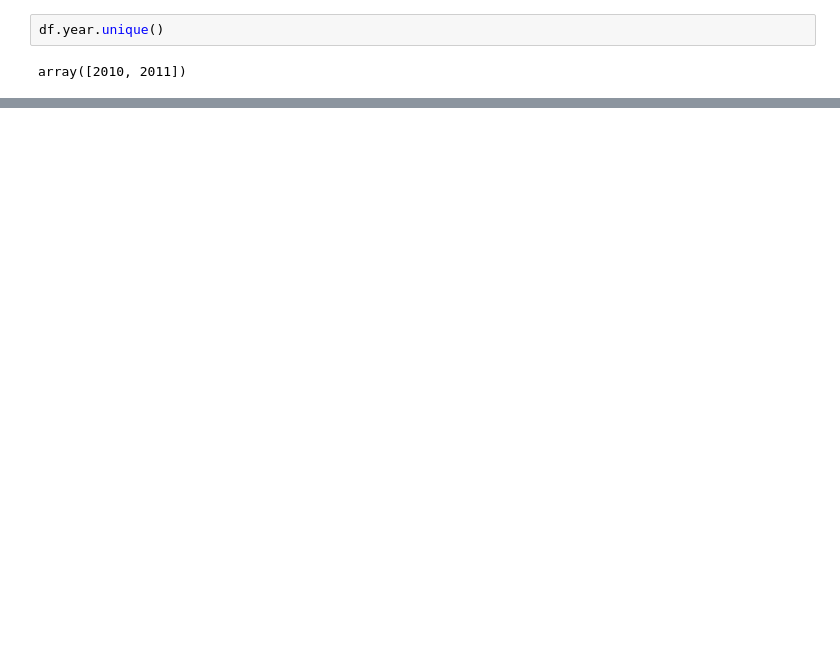
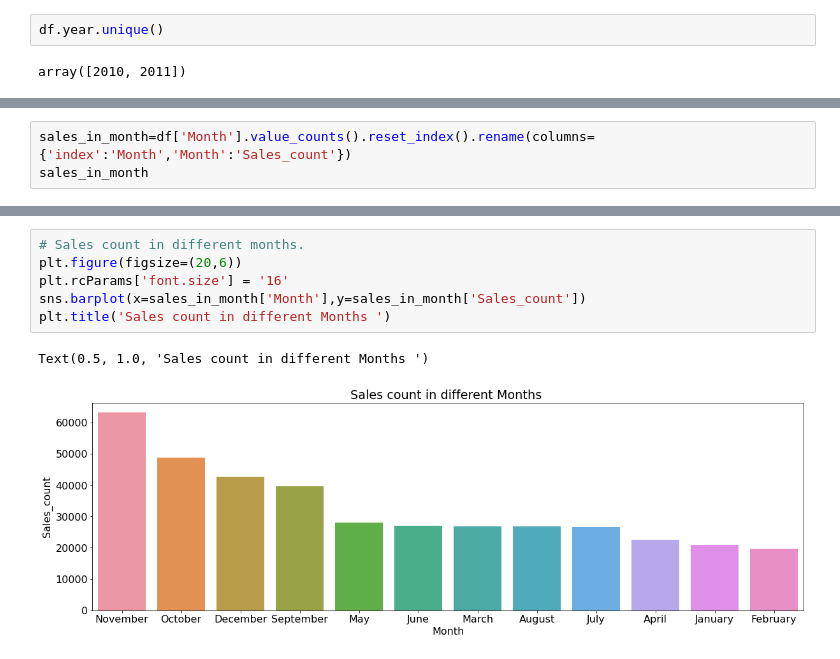
Before and after one commit to iamnaveenk/Capstone_project_4-online-retail-customer-segmentation-, a Jupyter notebook: Online_Retail_Customer_Segmentation_Capstone_Project.ipynb, the cells around one changed output, grey strips where cells are left out. Saved outputs shown, nothing was run; the diff lists cells and outputs as text; blank space fills up the shorter version.

```diff
--- a/Online_Retail_Customer_Segmentation_Capstone_Project.ipynb
+++ b/Online_Retail_Customer_Segmentation_Capstone_Project.ipynb
@@ -343,0 +538,3 @@ array([2010, 2011])
+# %%
+sales_in_month=df['Month'].value_counts().reset_index().rename(columns={'index':'Month','Month':'Sales_count'})
+sales_in_month
@@ -343,0 +555,9 @@ array([2010, 2011])
+# %%
+# Sales count in different months.
+plt.figure(figsize=(20,6))
+plt.rcParams['font.size'] = '16'
+sns.barplot(x=sales_in_month['Month'],y=sales_in_month['Sales_count'])
+plt.title('Sales count in different Months ')
+# %% [output]
+Text(0.5, 1.0, 'Sales count in different Months ')
+[figure, added]
```
Also changed, not shown: parts of 47 cells of this notebook.
